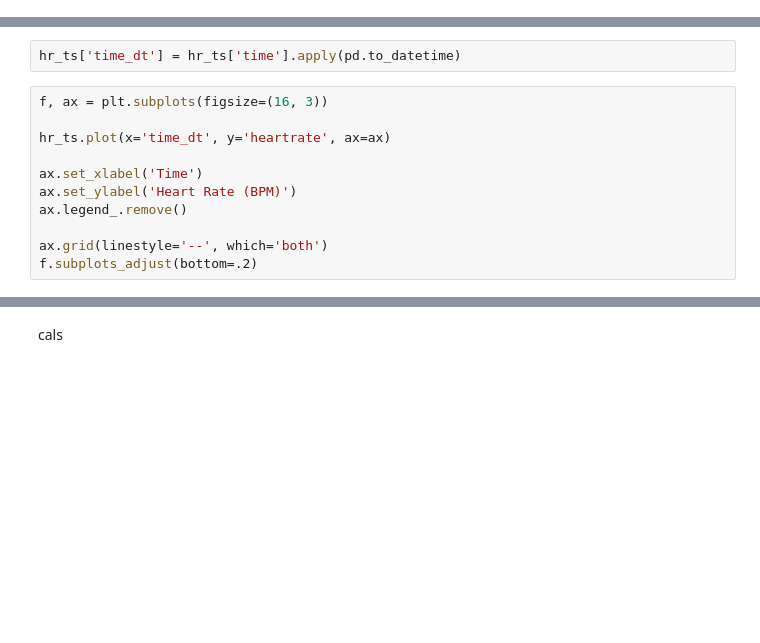
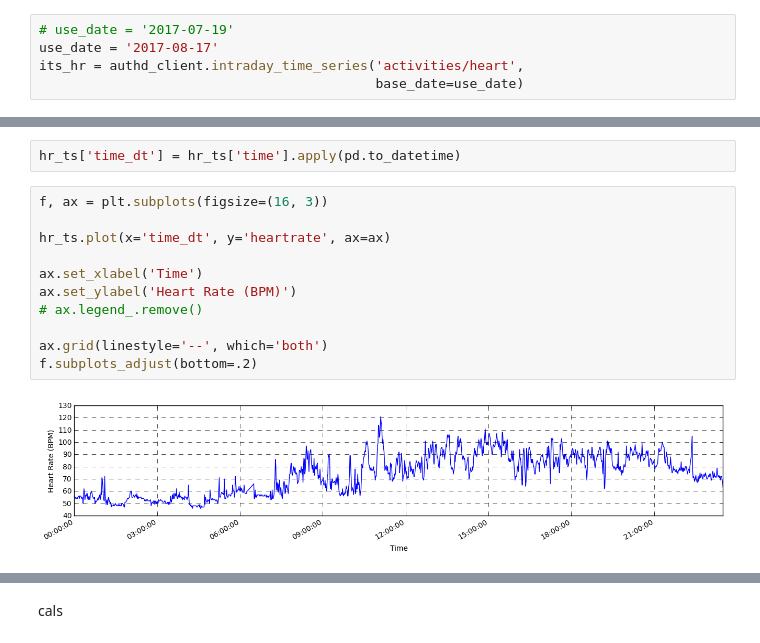
Before and after one commit to mikejseay/fit-time-series, a Jupyter notebook: time-series.ipynb, the cells around one changed output, grey strips where cells are left out. Drawn from its saved outputs; the diff is of its cells as text; blank space fills up the shorter version.

```diff
--- a/time-series.ipynb
+++ b/time-series.ipynb
@@ -38,3 +37,8 @@ its_hr = authd_client.intraday_time_series('activities/heart', base_date='2017-0
+# %%
+# use_date = '2017-07-19'
+use_date = '2017-08-17'
+its_hr = authd_client.intraday_time_series('activities/heart',
+                                           base_date=use_date)
 # %%
 hr_dict_lst = its_hr['activities-heart-intraday']['dataset']
 # %%
@@ -45,11 +49,13 @@ hr_ts['time_dt'] = hr_ts['time'].apply(pd.to_datetime)
 # %%
 f, ax = plt.subplots(figsize=(16, 3))
 
 hr_ts.plot(x='time_dt', y='heartrate', ax=ax)
 
 ax.set_xlabel('Time')
 ax.set_ylabel('Heart Rate (BPM)')
-ax.legend_.remove()
+# ax.legend_.remove()
 
 ax.grid(linestyle='--', which='both')
 f.subplots_adjust(bottom=.2)
+# %% [output]
+[figure, added]
```
Also changed, not shown: parts of 27 cells of this notebook.
